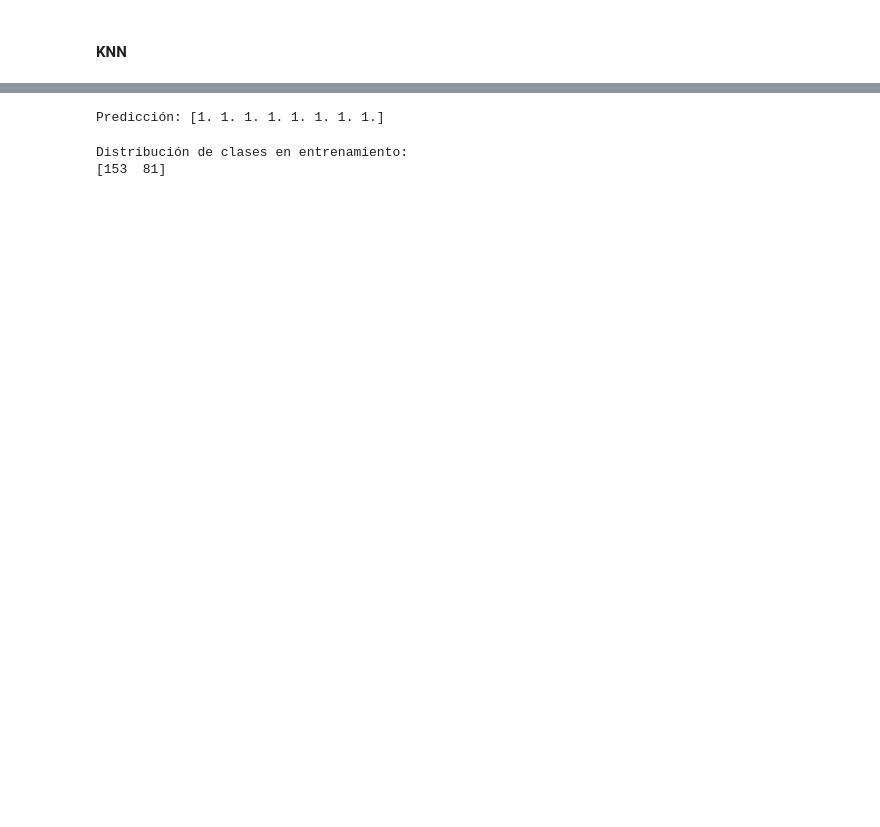
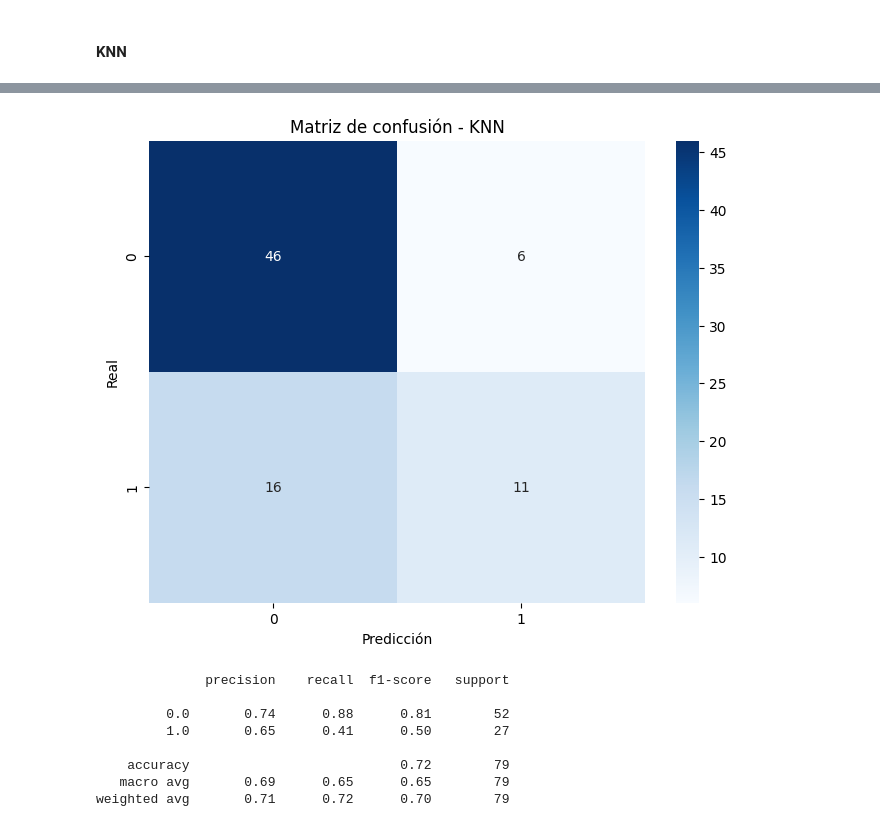
Before and after one commit to Panquequ3/lab_IA, a Jupyter notebook: tarea_IA.ipynb, the cells around one changed output, grey strips where cells are left out. Drawn from its saved outputs; the diff is of its cells as text; code cells hidden in the pictures; blank space fills up the shorter version.

```diff
--- a/tarea_IA.ipynb
+++ b/tarea_IA.ipynb
@@ -354,33 +422,26 @@ K = 20: Accuracy promedio = 0.7437
-# %%
-# Crear modelo KNN para regresión con k vecinos
-knn = KNeighborsClassifier(n_neighbors=11, metric='manhattan')
-
-# Entrenamos el modelo con datos de entrenamiento
-knn.fit(X_2_train, y_2_train)
-
-# Definimos un nuevo paciente para realizar una predicción
-nuevos_pacientes = [
-    [5, 140, 90, 35, 200, 30.2, 0.5, 50],  # Alto riesgo: Glucosa elevada + Insulina alta
-    [2, 110, 75, 30, 90, 24.5, 0.3, 32],  # Riesgo moderado: Glucosa dentro de rango aceptable
-    [0, 85, 68, 22, 0, 21.8, 0.1, 19],   # Bajo riesgo: Perfil saludable en general
-    [4, 125, 80, 29, 150, 27.1, 0.4, 41], # Intermedio: Niveles dentro de rango pero historial de diabetes
-    [1, 95, 72, 24, 0, 23.0, 0.2, 27],   # Bajo riesgo: Similar al perfil de un paciente sano
-    [3, 155, 92, 38, 220, 32.5, 0.6, 53], # Alto riesgo: Glucosa y presión muy altas
-    [2, 105, 80, 28, 110, 26.0, 0.3, 35], # Intermedio: Características equilibradas
-    [2, 88, 58, 26, 16, 28.4, 0.766, 22]
-]
-# Convertir nuevo_paciente en DataFrame con los mismos nombres de columnas
-nuevos_pacientes_df = pd.DataFrame(nuevos_pacientes, columns=X_2_train.columns)
-
-# Predecir si alguien si tiene diabetes
-y_2_pred = knn.predict(nuevos_pacientes_df)
-print("Predicción:", y_2_pred)
-# %% [output]
-Predicción: [1. 1. 1. 1. 1. 1. 1. 1.]
-# %%
-import numpy as np
-print("Distribución de clases en entrenamiento:")
-print(np.bincount(y_2_train.astype(int)))
-# %% [output]
-Distribución de clases en entrenamiento:
-[153  81]
+# %%
+# matriz de confusion
+
+plt.figure(figsize=(8, 6))
+sns.heatmap(confusion_matrix(y_2_test, y_2_pred), annot=True, fmt="d", cmap="Blues")
+plt.title("Matriz de confusión - KNN")
+plt.xlabel("Predicción")
+plt.ylabel("Real")
+plt.show()
+
+# metricas de precisión y recall
+labels = sorted(set(y_2_test) | set(y_2_pred))
+labels_str = [str(label) for label in labels] # la función classification_report espera etiquetas str, no int
+
+report = classification_report(y_2_test, y_2_pred, target_names=labels_str)
+print(report)
+# %% [output]
+[figure, added]
+              precision    recall  f1-score   support
+
+         0.0       0.74      0.88      0.81        52
+         1.0       0.65      0.41      0.50        27
+
+    accuracy                           0.72        79
+   macro avg       0.69      0.65      0.65        79
+weighted avg       0.71      0.72      0.70        79
```
Also changed, not shown: parts of 16 cells of this notebook.
